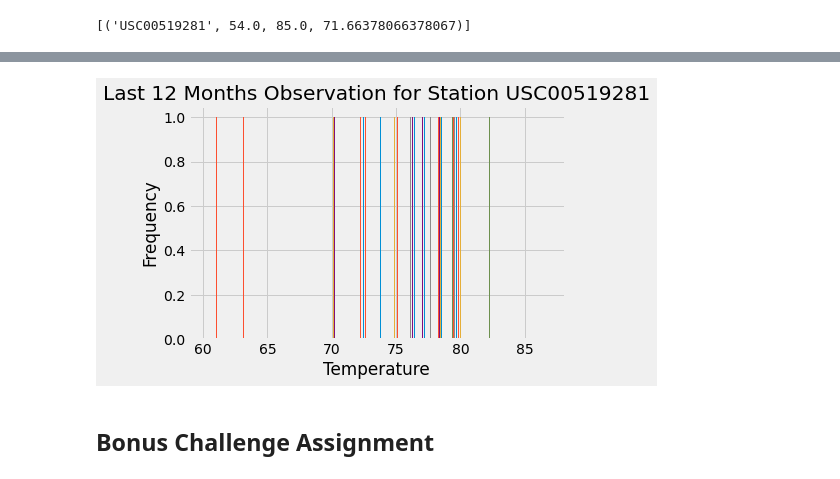
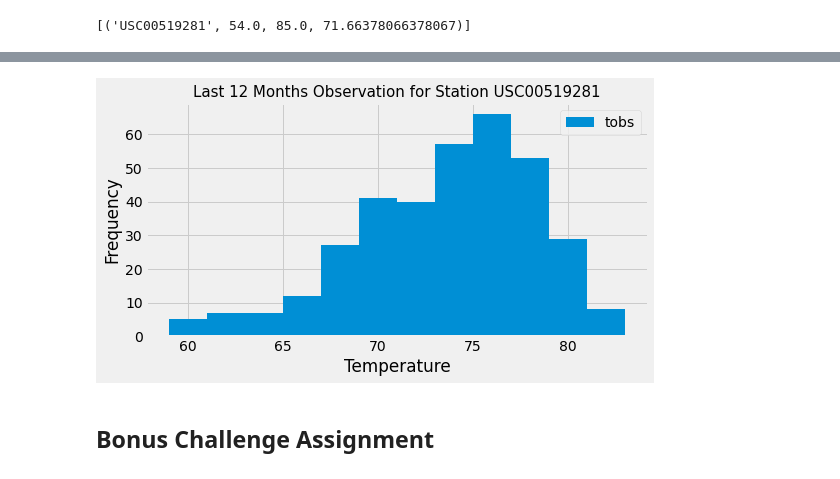
Before and after one commit to Claude-Hanfou/Hawaii-Vacation-Analysis, a Jupyter notebook: climate_starter.ipynb, the cells around one changed output, grey strips where cells are left out. Saved outputs shown, nothing was run; the diff lists cells and outputs as text; code cells hidden in the pictures.

```diff
--- a/climate_starter.ipynb
+++ b/climate_starter.ipynb
@@ -209,6 +201,6 @@ high_id
 # %%
-temp_obs = session.query(Measurement.tobs).\
+temp_obs = session.query(Measurement.station,Measurement.tobs).\
           filter(Measurement.date >= last_twelve_months).\
-          filter(Measurement.station == high_id).all()
+          filter(Measurement.station == act_id).all()
 temp_obs
 # %% [output]
@@ -231,0 +224,5 @@ temp_obs
+# %%
+# Save the query results as a Pandas DataFrame
+temp_df = pd.DataFrame(temp_obs)
+temp_df .set_index('station', inplace=True, )
+temp_df.head()
@@ -232,15 +237,14 @@ temp_obs
 # %%
 
 #Create bins
-
-plt.hist(temp_obs, bins=12)
+temp_df.plot.hist(bins=12, by= 'station',figsize=(8,4))
 plt.xlabel('Temperature')
 plt.ylabel('Frequency')
-plt.title('Last 12 Months Observation for Station USC00519281')
+plt.title('Last 12 Months Observation for Station USC00519281',fontsize = 15)
 plt.savefig("./Image/figure_2.png")
 plt.show()
 # %% [output]
-[figure, old version]
+[figure, new version]
 # %% [markdown]
 ## Bonus Challenge Assignment
 # %%
```
Also changed, not shown: parts of 9 cells of this notebook, 3 other files.
